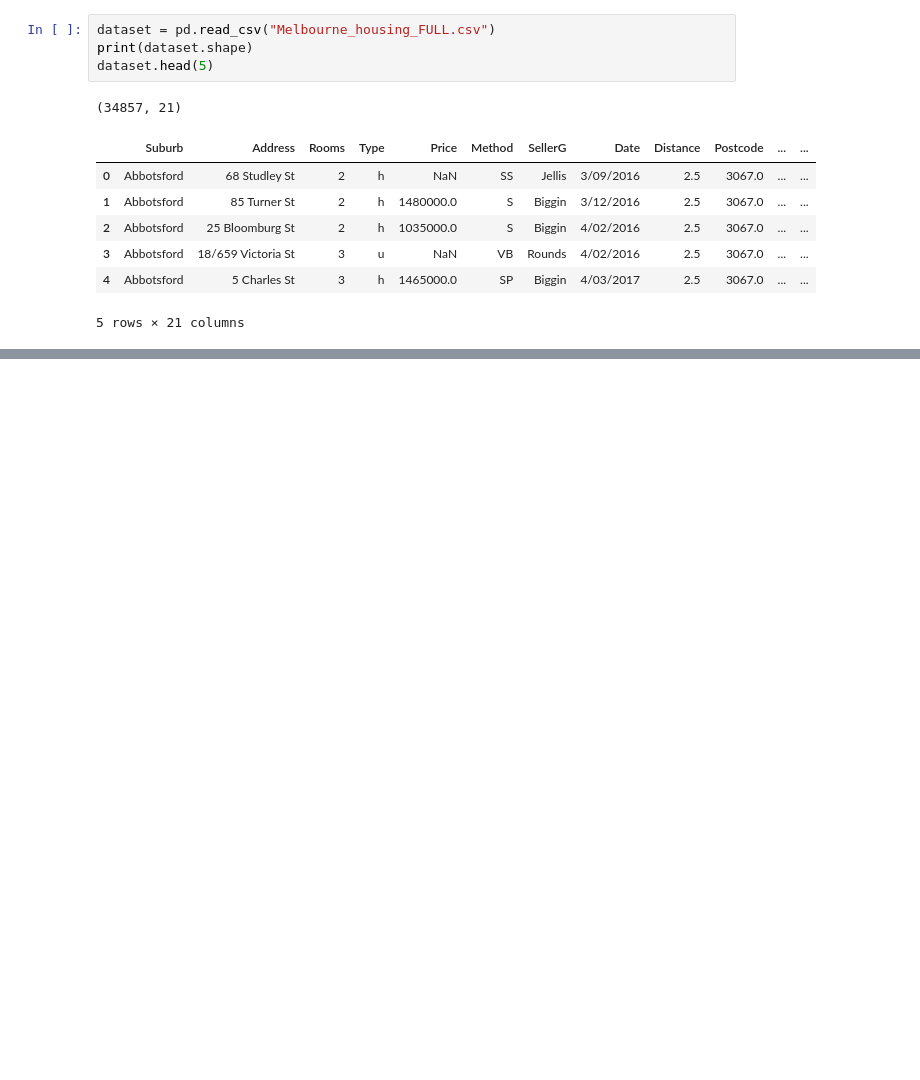
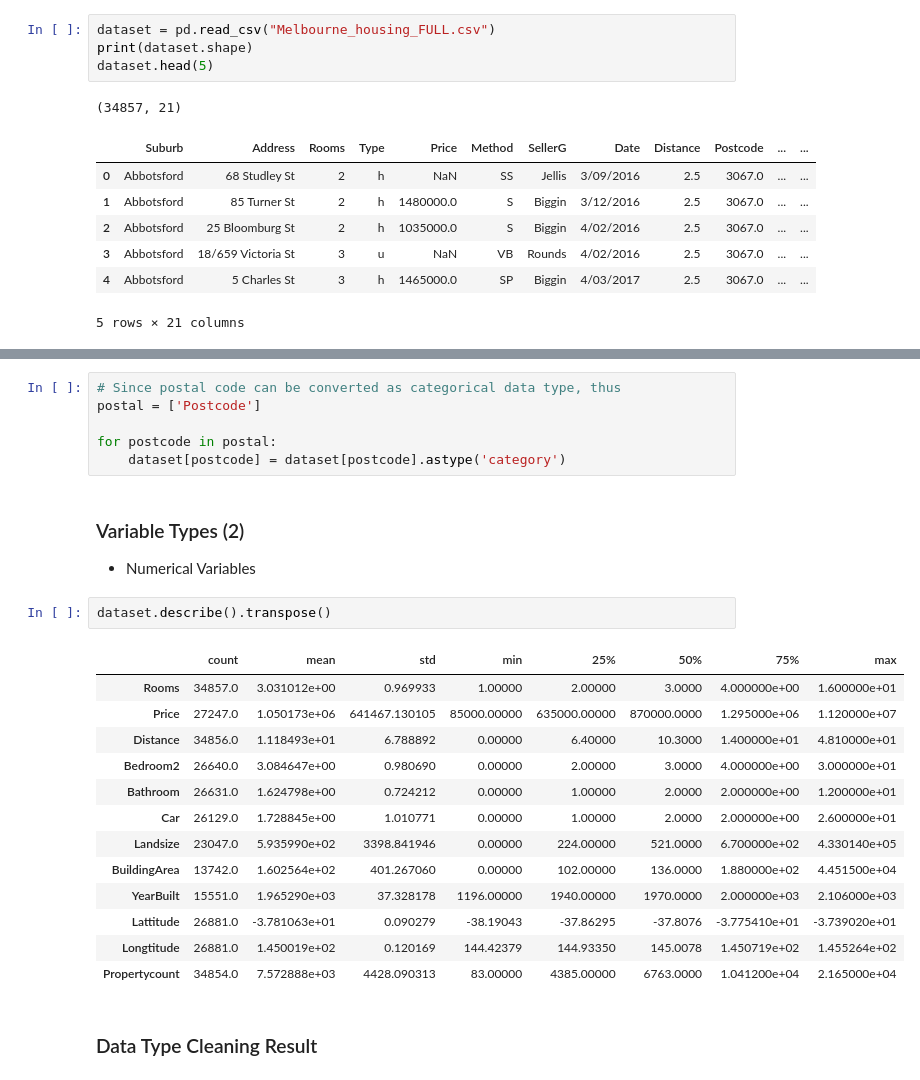
Before and after one commit to iannn07/S5-BDA-Project-House-ROI-Forecasting, a Jupyter notebook: 1. Data Pre-Processing/Data Preprocessing.ipynb, the cells around one changed output, grey strips where cells are left out. Cells and saved outputs as stored; diff of their text form; blank space fills up the shorter version.

```diff
--- a/1. Data Pre-Processing/Data Preprocessing.ipynb
+++ b/1. Data Pre-Processing/Data Preprocessing.ipynb
@@ -52,0 +109,27 @@ dataset.head(5)
+# %%
+# Since postal code can be converted as categorical data type, thus
+postal = ['Postcode']
+
+for postcode in postal:
+    dataset[postcode] = dataset[postcode].astype('category')
+# %% [markdown]
+### Variable Types (2)
+- Numerical Variables
+# %%
+dataset.describe().transpose()
+# %% [output]
+|  | count | mean | std | min | 25% | 50% | 75% | max |
+| Rooms | 34857.0 | 3.031012e+00 | 0.969933 | 1.00000 | 2.00000 | 3.0000 | 4.000000e+00 | 1.600000e+01 |
+| Price | 27247.0 | 1.050173e+06 | 641467.130105 | 85000.00000 | 635000.00000 | 870000.0000 | 1.295000e+06 | 1.120000e+07 |
+| Distance | 34856.0 | 1.118493e+01 | 6.788892 | 0.00000 | 6.40000 | 10.3000 | 1.400000e+01 | 4.810000e+01 |
+| Bedroom2 | 26640.0 | 3.084647e+00 | 0.980690 | 0.00000 | 2.00000 | 3.0000 | 4.000000e+00 | 3.000000e+01 |
+| Bathroom | 26631.0 | 1.624798e+00 | 0.724212 | 0.00000 | 1.00000 | 2.0000 | 2.000000e+00 | 1.200000e+01 |
+| Car | 26129.0 | 1.728845e+00 | 1.010771 | 0.00000 | 1.00000 | 2.0000 | 2.000000e+00 | 2.600000e+01 |
+| Landsize | 23047.0 | 5.935990e+02 | 3398.841946 | 0.00000 | 224.00000 | 521.0000 | 6.700000e+02 | 4.330140e+05 |
+| BuildingArea | 13742.0 | 1.602564e+02 | 401.267060 | 0.00000 | 102.00000 | 136.0000 | 1.880000e+02 | 4.451500e+04 |
+| YearBuilt | 15551.0 | 1.965290e+03 | 37.328178 | 1196.00000 | 1940.00000 | 1970.0000 | 2.000000e+03 | 2.106000e+03 |
+| Lattitude | 26881.0 | -3.781063e+01 | 0.090279 | -38.19043 | -37.86295 | -37.8076 | -3.775410e+01 | -3.739020e+01 |
+| Longtitude | 26881.0 | 1.450019e+02 | 0.120169 | 144.42379 | 144.93350 | 145.0078 | 1.450719e+02 | 1.455264e+02 |
+| Propertycount | 34854.0 | 7.572888e+03 | 4428.090313 | 83.00000 | 4385.00000 | 6763.0000 | 1.041200e+04 | 2.165000e+04 |
+# %% [markdown]
+### Data Type Cleaning Result
```
Also changed, not shown: parts of 18 cells of this notebook, 1 other file.
